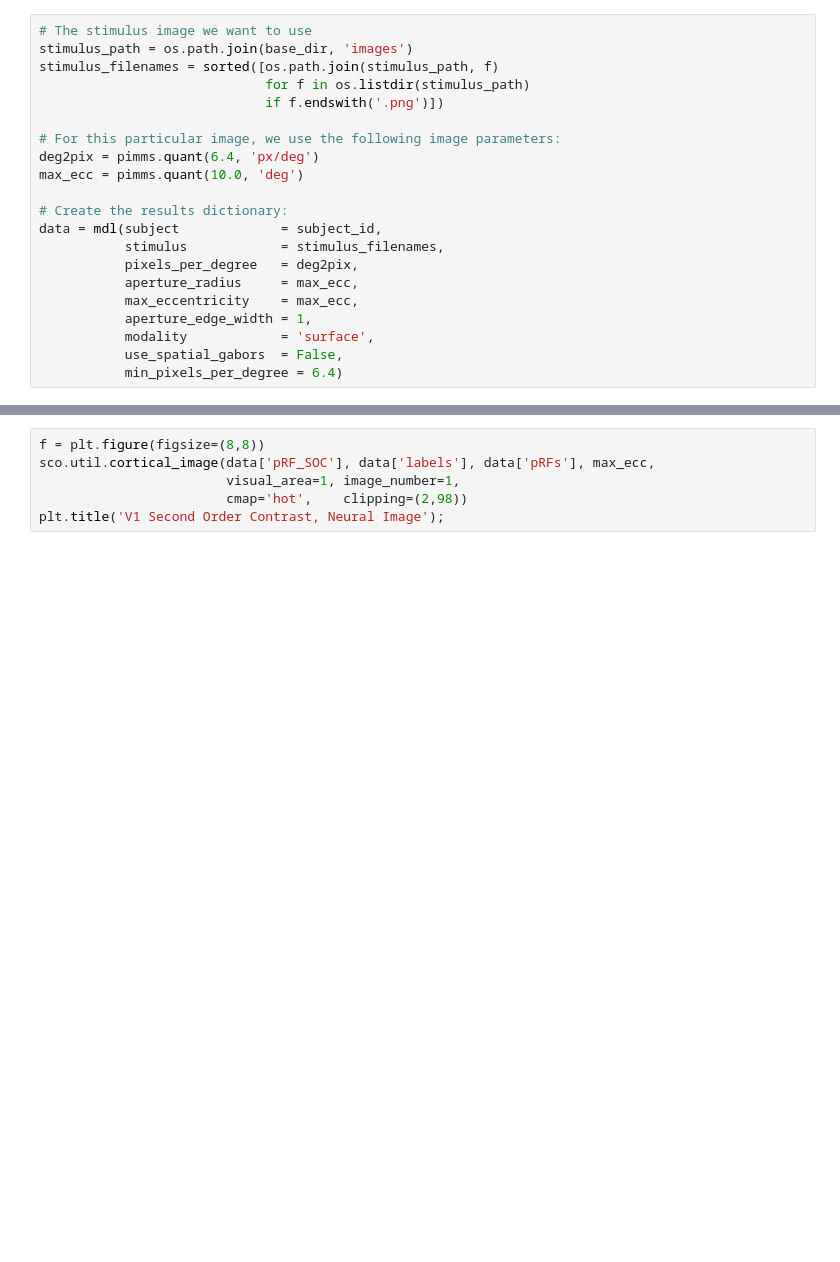
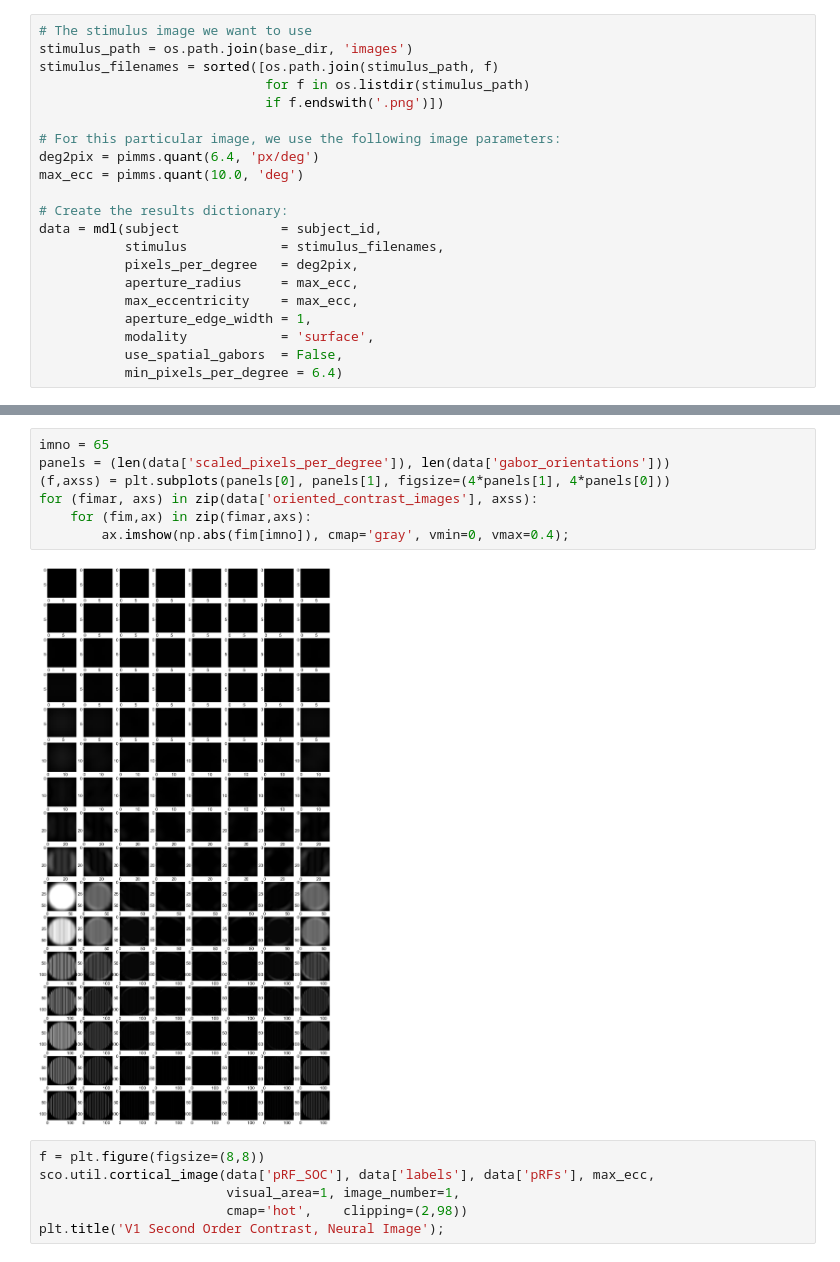
Before and after one commit to noahbenson/sco, a Jupyter notebook: examples/test.ipynb, the cells around one changed output, grey strips where cells are left out. Drawn from its saved outputs; the diff is of its cells as text; blank space fills up the shorter version.

```diff
--- a/examples/test.ipynb
+++ b/examples/test.ipynb
@@ -178,3 +178,12 @@ for (fimar, axs) in zip(data['oriented_contrast_images'], axss):
+# %%
+imno = 65
+panels = (len(data['scaled_pixels_per_degree']), len(data['gabor_orientations']))
+(f,axss) = plt.subplots(panels[0], panels[1], figsize=(4*panels[1], 4*panels[0]))
+for (fimar, axs) in zip(data['oriented_contrast_images'], axss):
+    for (fim,ax) in zip(fimar,axs):
+        ax.imshow(np.abs(fim[imno]), cmap='gray', vmin=0, vmax=0.4);
+# %% [output]
+[figure, added]
 # %%
 f = plt.figure(figsize=(8,8))
 sco.util.cortical_image(data['pRF_SOC'], data['labels'], data['pRFs'], max_ecc,
```
Also changed, not shown: parts of 3 cells of this notebook, 19 other files.
